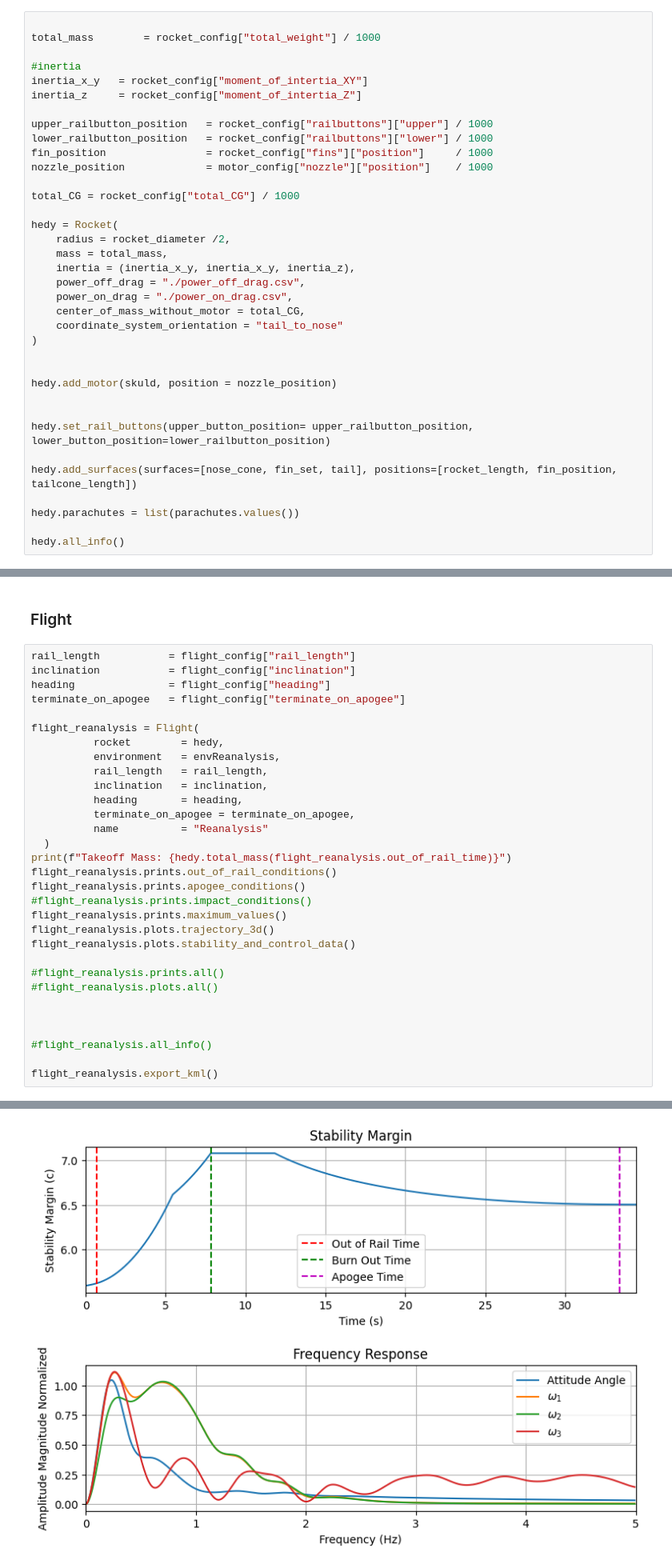
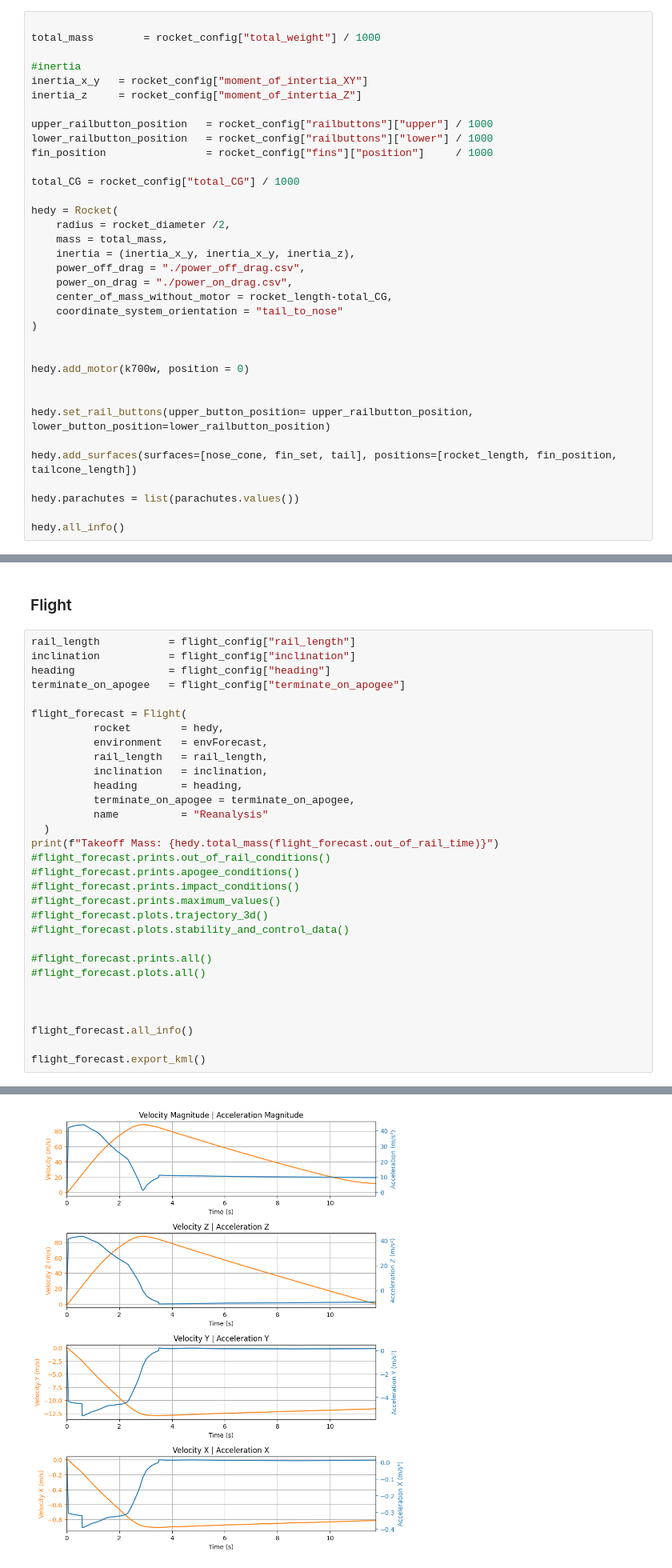
Before and after one commit to SpaceTeam/Lamarr_Flight_Simulation_RocketPy, a Jupyter notebook: Team26_RocketPy_v1_0_0.ipynb, the cells around one changed output, grey strips where cells are left out. Shown at 80% size. Cells and saved outputs as stored; diff of their text form.

```diff
--- a/Team26_RocketPy_v1_0_0.ipynb
+++ b/Team26_RocketPy_v1_0_0.ipynb
@@ -434,7 +320,6 @@ inertia_z     = rocket_config["moment_of_intertia_Z"]
 upper_railbutton_position   = rocket_config["railbuttons"]["upper"] / 1000
 lower_railbutton_position   = rocket_config["railbuttons"]["lower"] / 1000
 fin_position                = rocket_config["fins"]["position"]     / 1000
-nozzle_position             = motor_config["nozzle"]["position"]    / 1000
 
 total_CG = rocket_config["total_CG"] / 1000
 
@@ -444,12 +329,12 @@ hedy = Rocket(
     inertia = (inertia_x_y, inertia_x_y, inertia_z),
     power_off_drag = "./power_off_drag.csv",
     power_on_drag = "./power_on_drag.csv",
-    center_of_mass_without_motor = total_CG,
+    center_of_mass_without_motor = rocket_length-total_CG,
     coordinate_system_orientation = "tail_to_nose"
 )
 
 
-hedy.add_motor(skuld, position = nozzle_position)
+hedy.add_motor(k700w, position = 0)
 
 
 hedy.set_rail_buttons(upper_button_position= upper_railbutton_position, lower_button_position=lower_railbutton_position)
@@ -502,29 +387,29 @@ inclination           = flight_config["inclination"]
 heading               = flight_config["heading"]
 terminate_on_apogee   = flight_config["terminate_on_apogee"]
 
-flight_reanalysis = Flight(
+flight_forecast = Flight(
           rocket        = hedy,
-          environment   = envReanalysis,
+          environment   = envForecast,
           rail_length   = rail_length,
           inclination   = inclination,
           heading       = heading,
           terminate_on_apogee = terminate_on_apogee,
           name          = "Reanalysis"
   )
-print(f"Takeoff Mass: {hedy.total_mass(flight_reanalysis.out_of_rail_time)}")
-flight_reanalysis.prints.out_of_rail_conditions()
-flight_reanalysis.prints.apogee_conditions()
-#flight_reanalysis.prints.impact_conditions()
-flight_reanalysis.prints.maximum_values()
-flight_reanalysis.plots.trajectory_3d()
-flight_reanalysis.plots.stability_and_control_data()
+print(f"Takeoff Mass: {hedy.total_mass(flight_forecast.out_of_rail_time)}")
+#flight_forecast.prints.out_of_rail_conditions()
+#flight_forecast.prints.apogee_conditions()
+#flight_forecast.prints.impact_conditions()
+#flight_forecast.prints.maximum_values()
+#flight_forecast.plots.trajectory_3d()
+#flight_forecast.plots.stability_and_control_data()
 
-#flight_reanalysis.prints.all()
-#flight_reanalysis.plots.all()
+#flight_forecast.prints.all()
+#flight_forecast.plots.all()
 
 
 
-#flight_reanalysis.all_info()
+flight_forecast.all_info()
 
-flight_reanalysis.export_kml()
+flight_forecast.export_kml()
 # %% [output]
@@ -549 +435 @@ Maximum Lower Rail Button Shear Force: 2.353 N
-[figure, old version]
+[figure, new version]
```
Also changed, not shown: parts of 11 cells of this notebook, 2 other files.
